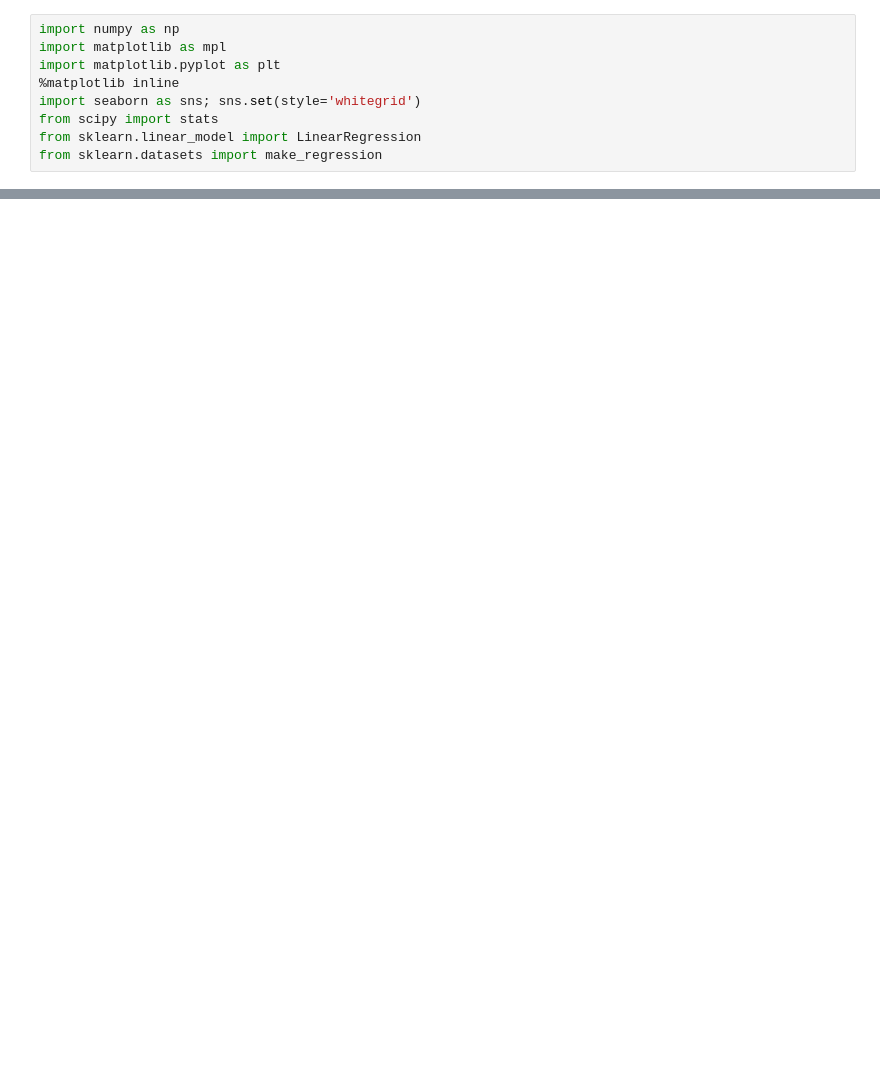
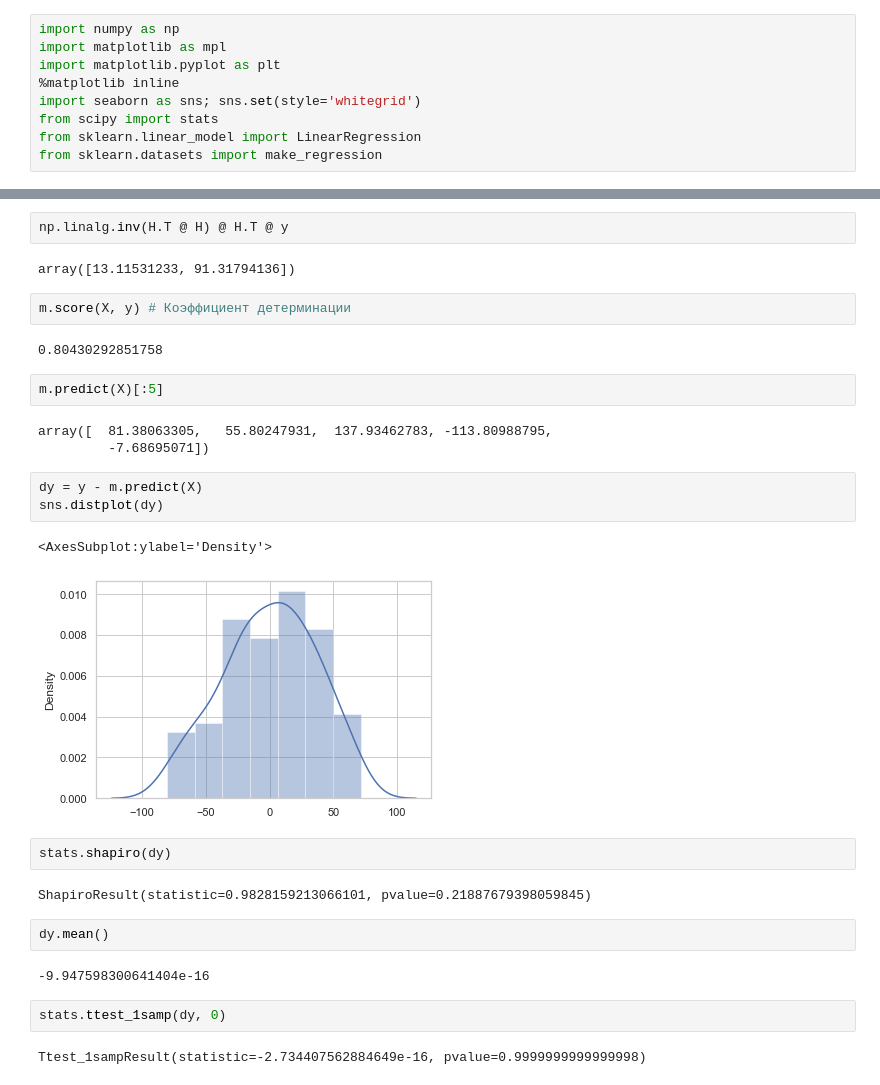
Before and after one commit to zhukpm/da_spring2021, a Jupyter notebook: lessons/nb/les7.ipynb, the cells around one changed output, grey strips where cells are left out. Drawn from its saved outputs; the diff is of its cells as text; blank space fills up the shorter version.

```diff
--- a/lessons/nb/les7.ipynb
+++ b/lessons/nb/les7.ipynb
@@ -15,0 +80,31 @@ sns.scatterplot(X.ravel(), y)
+# %%
+np.linalg.inv(H.T @ H) @ H.T @ y
+# %% [output]
+array([13.11531233, 91.31794136])
+# %%
+m.score(X, y) # Коэффициент детерминации
+# %% [output]
+0.80430292851758
+# %%
+m.predict(X)[:5]
+# %% [output]
+array([  81.38063305,   55.80247931,  137.93462783, -113.80988795,
+         -7.68695071])
+# %%
+dy = y - m.predict(X)
+sns.distplot(dy)
+# %% [output]
+<AxesSubplot:ylabel='Density'>
+[figure, added]
+# %%
+stats.shapiro(dy)
+# %% [output]
+ShapiroResult(statistic=0.9828159213066101, pvalue=0.21887679398059845)
+# %%
+dy.mean()
+# %% [output]
+-9.947598300641404e-16
+# %%
+stats.ttest_1samp(dy, 0)
+# %% [output]
+Ttest_1sampResult(statistic=-2.734407562884649e-16, pvalue=0.9999999999999998)
```
Also changed, not shown: parts of 19 cells of this notebook.
